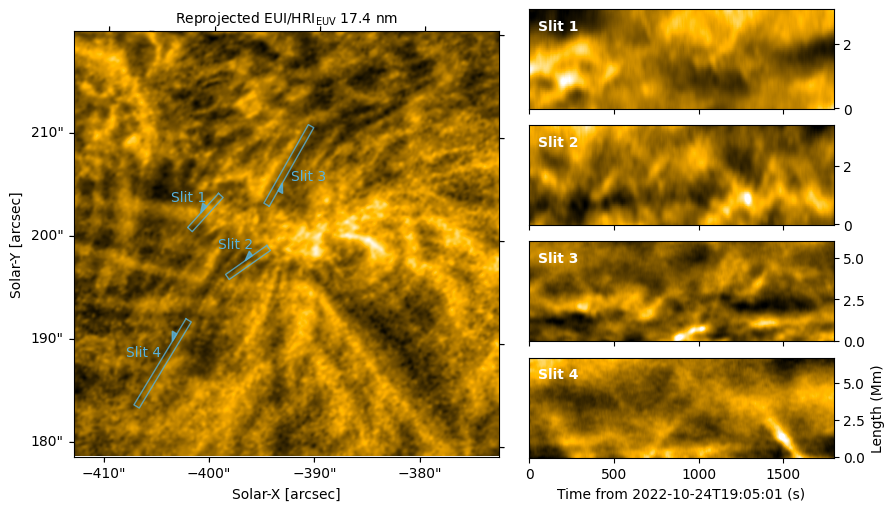
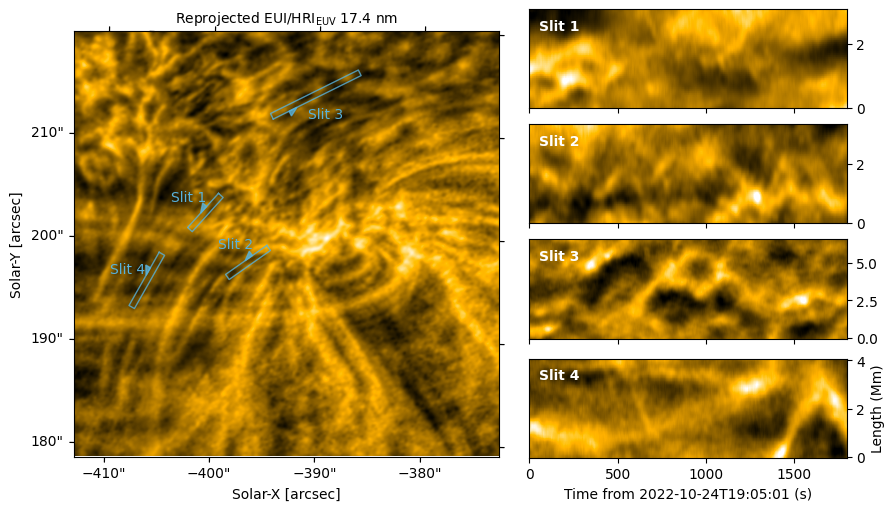
Code edit (unified diff) that turned the first committed figure into the second:
--- before
+++ after
@@ -4,5 +4,5 @@
 
 ax1 = fig.add_subplot(gs[0], projection=dkist_vbi_target_cube_crop_rebin.wcs)
-ax1.imshow(hri_pr_wow_da[0,:,:].compute(), cmap="sdoaia171")
+ax1.imshow(hri_pr_wow_da[181,:,:].compute(), cmap="sdoaia171")
 
 
@@ -63,2 +63,5 @@
 ax5.text(0.03, 0.9, "Slit 4", transform=ax5.transAxes, fontsize=10, color="white",
         weight="bold", va="top", ha="left")
+
+fig.savefig("../../figs/test_figs/hrieuv_fibril_stack_example.png", dpi=300,
+        bbox_inches="tight")

Commit: update